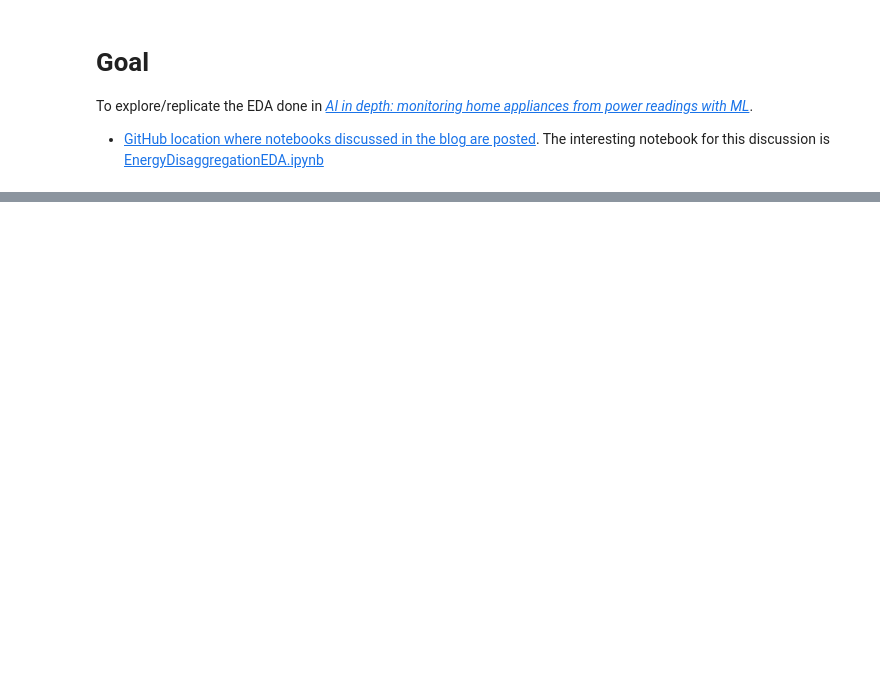
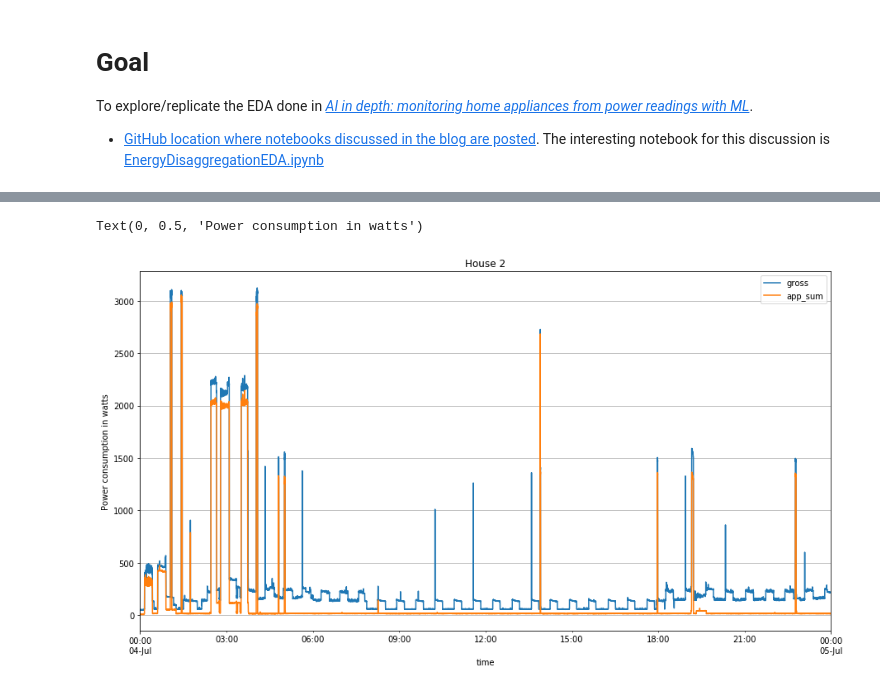
Before and after one commit to BitKnitting/FitHome_Analysis, a Jupyter notebook: notebooks/UK_DALE_noodling/EDA_UKDale_GoogleBlog.ipynb, the cells around one changed output, grey strips where cells are left out. Saved outputs shown, nothing was run; the diff lists cells and outputs as text; code cells hidden in the pictures; blank space fills up the shorter version.

```diff
--- a/notebooks/UK_DALE_noodling/EDA_UKDale_GoogleBlog.ipynb
+++ b/notebooks/UK_DALE_noodling/EDA_UKDale_GoogleBlog.ipynb
@@ -71,0 +229,4 @@ microwave_df['2015-02-05 08:00':'2015-02-05 08:15'].plot(figsize=(16,8),grid=Tru
+# %%
+energy_data.drop(columns=['aggregate'],inplace=True)
+energy_data['gross'] = energy_data.sum(axis=1)
+energy_data.head()
@@ -71,0 +246,4 @@ microwave_df['2015-02-05 08:00':'2015-02-05 08:15'].plot(figsize=(16,8),grid=Tru
+# %%
+appliance_cols = ['running_machine', 'washing_machine', 'dish_washer',
+                  'microwave', 'toaster', 'kettle', 'rice_cooker', 'cooker']
+print(appliance_cols)
@@ -71,0 +255,3 @@ microwave_df['2015-02-05 08:00':'2015-02-05 08:15'].plot(figsize=(16,8),grid=Tru
+# %%
+energy_data['app_sum'] = energy_data[appliance_cols].sum(axis=1)
+energy_data.head()
@@ -71,0 +269,5 @@ microwave_df['2015-02-05 08:00':'2015-02-05 08:15'].plot(figsize=(16,8),grid=Tru
+# %%
+st = '2013-07-04 00:00:00'
+et = '2013-07-05 00:00:00'
+sub_df = energy_data.loc[st:et]
+print(sub_df.shape)
@@ -71,0 +282,9 @@ microwave_df['2015-02-05 08:00':'2015-02-05 08:15'].plot(figsize=(16,8),grid=Tru
+# %%
+fig, ax = plt.subplots(1, 1, figsize=(15, 8))
+ax = sub_df[['gross', 'app_sum']].plot(ax=ax)
+ax.grid(True)
+ax.set_title('House 2')
+ax.set_ylabel('Power consumption in watts')
+# %% [output]
+Text(0, 0.5, 'Power consumption in watts')
+[figure, added]
```
Also changed, not shown: parts of 38 cells of this notebook.
